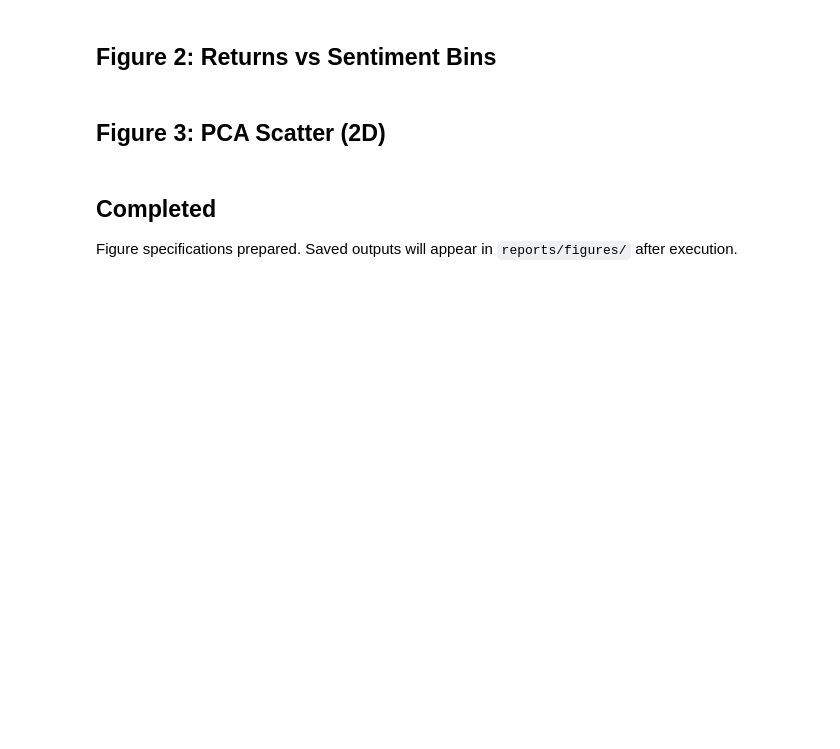
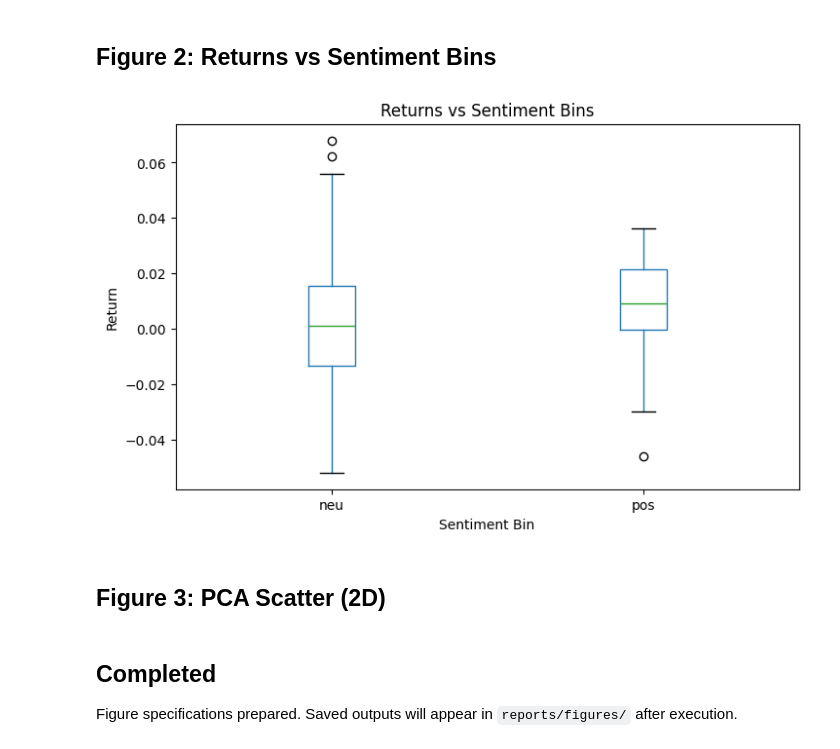
Before and after one commit to chrisdefazio/mixed-methods-market-analysis, a Jupyter notebook: notebooks/04_report_figures.ipynb, the cells around one changed output. Saved outputs shown, nothing was run; the diff lists cells and outputs as text; code cells hidden in the pictures; blank space fills up the shorter version.

```diff
--- a/notebooks/04_report_figures.ipynb
+++ b/notebooks/04_report_figures.ipynb
@@ -60,13 +94,17 @@ if not df.empty:
 # %% [markdown]
 ## Figure 2: Returns vs Sentiment Bins
 # %%
+# Generate and save figure 2
 if not df.empty and "sentiment_bin" in df.columns:
     fig2, ax2 = plt.subplots(figsize=(8, 5))
-    # df.boxplot(column="return", by="sentiment_bin", ax=ax2, grid=False)
+    df.boxplot(column="return", by="sentiment_bin", ax=ax2, grid=False)
     ax2.set_title("Returns vs Sentiment Bins")
     ax2.set_xlabel("Sentiment Bin")
     ax2.set_ylabel("Return")
-    # savefig("figure_returns_vs_sentiment_bins.png", fig=fig2, dpi=150)
+    plt.suptitle("")
+    savefig(PROJECT_ROOT / "reports/figures/figure_returns_vs_sentiment_bins.png", fig=fig2, dpi=150)
+# %% [output]
+[figure, added]
 # %% [markdown]
 ## Figure 3: PCA Scatter (2D)
 # %% [markdown]
```
Also changed, not shown: parts of 5 cells of this notebook, 17 other files.
